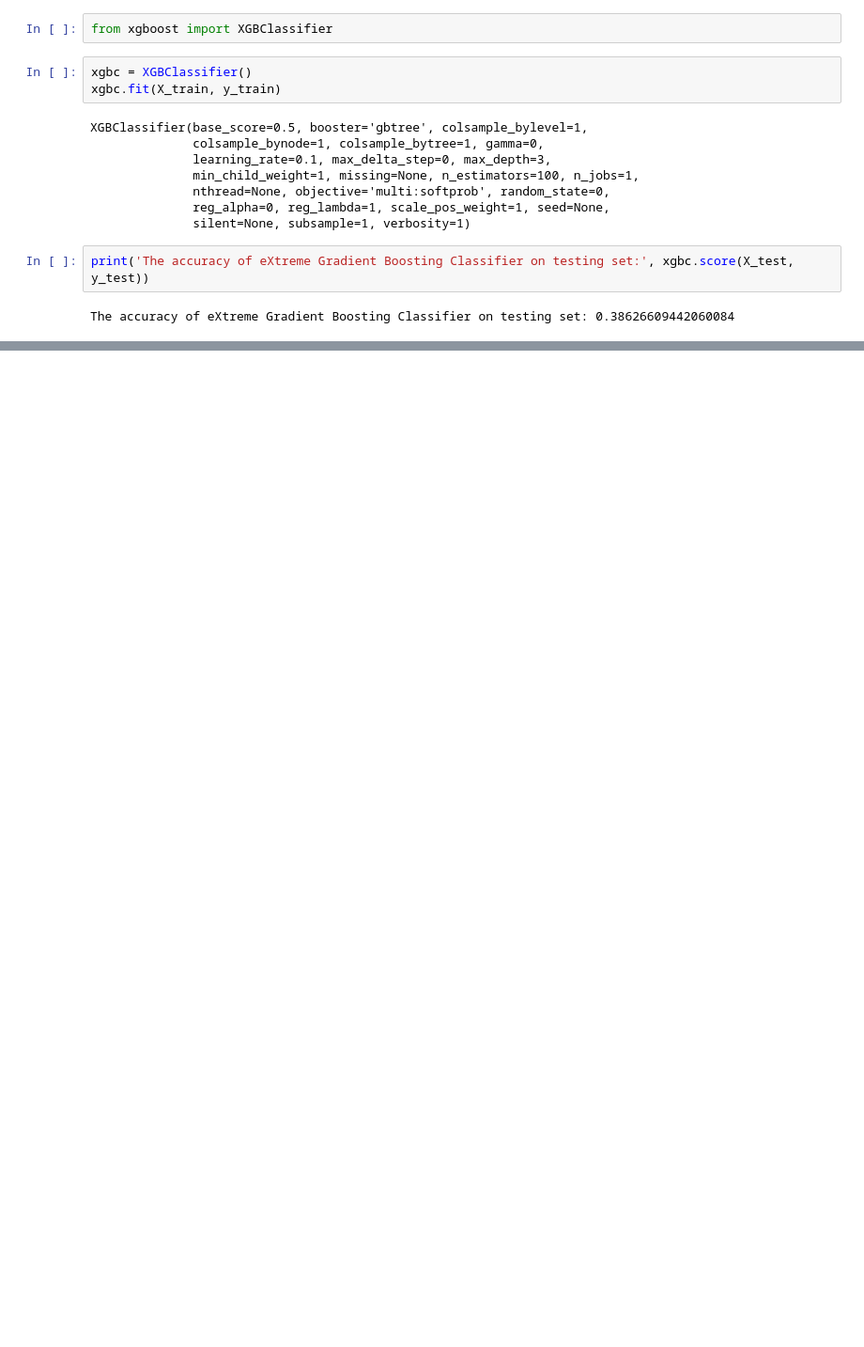
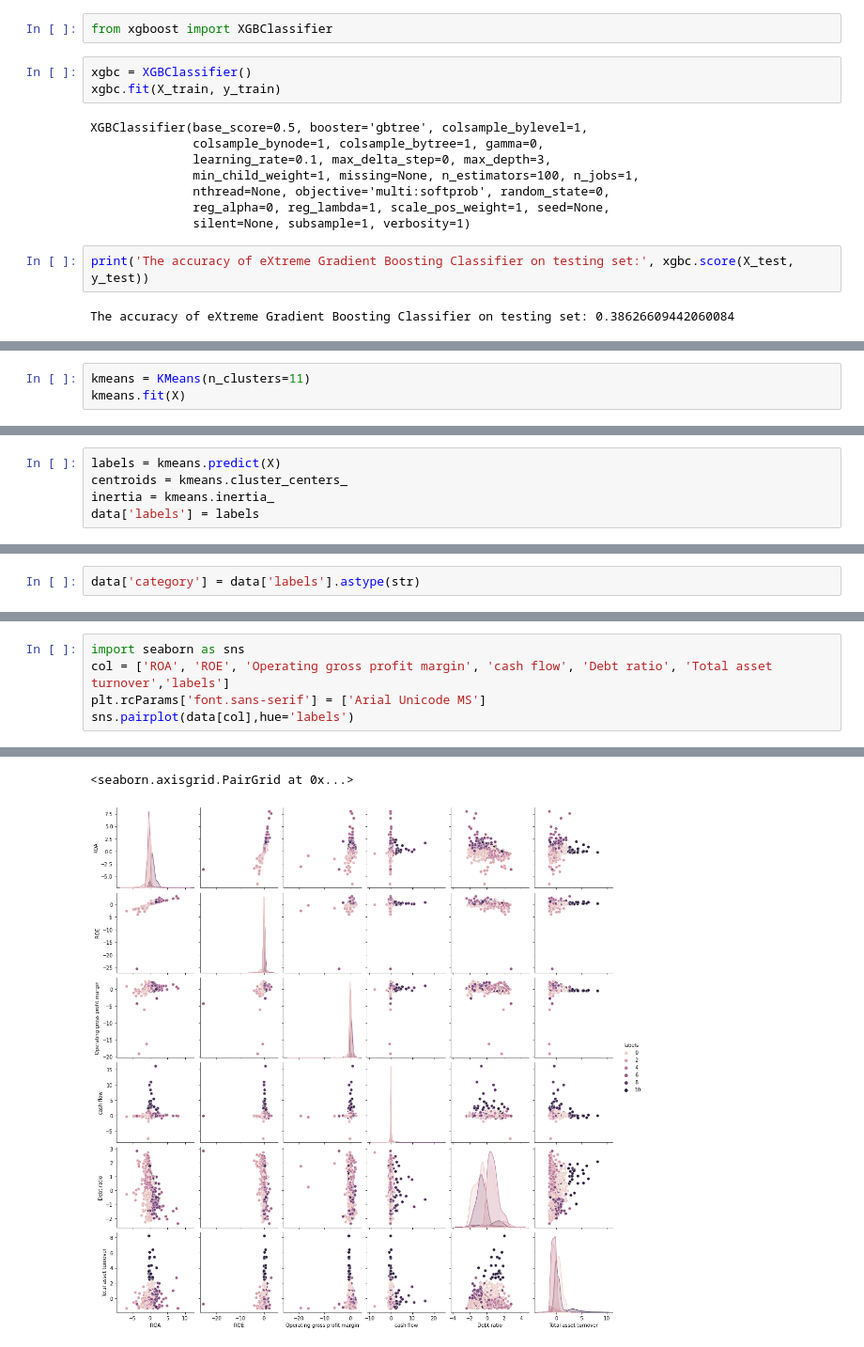
Before and after one commit to MachineLearningGroup2/Project, a Jupyter notebook: ML.ipynb, the cells around one changed output, grey strips where cells are left out. Shown at 94% size. Cells and saved outputs as stored; diff of their text form; blank space fills up the shorter version.

```diff
--- a/ML.ipynb
+++ b/ML.ipynb
@@ -931,0 +841,3 @@ The accuracy of eXtreme Gradient Boosting Classifier on testing set: 0.386266094
+# %%
+kmeans = KMeans(n_clusters=11)
+kmeans.fit(X)
@@ -931,0 +848,5 @@ The accuracy of eXtreme Gradient Boosting Classifier on testing set: 0.386266094
+# %%
+labels = kmeans.predict(X)
+centroids = kmeans.cluster_centers_
+inertia = kmeans.inertia_
+data['labels'] = labels
@@ -931,0 +868,2 @@ The accuracy of eXtreme Gradient Boosting Classifier on testing set: 0.386266094
+# %%
+data['category'] = data['labels'].astype(str)
@@ -931,0 +877,6 @@ The accuracy of eXtreme Gradient Boosting Classifier on testing set: 0.386266094
+# %%
+import seaborn as sns
+col = ['ROA', 'ROE', 'Operating gross profit margin', 'cash flow', 'Debt ratio', 'Total asset turnover','labels']
+plt.rcParams['font.sans-serif'] = ['Arial Unicode MS']
+sns.pairplot(data[col],hue='labels')
+# %% [output]
@@ -931,0 +901,2 @@ The accuracy of eXtreme Gradient Boosting Classifier on testing set: 0.386266094
+<seaborn.axisgrid.PairGrid at 0x...>
+[figure, added]
```
Also changed, not shown: parts of 14 cells of this notebook.
